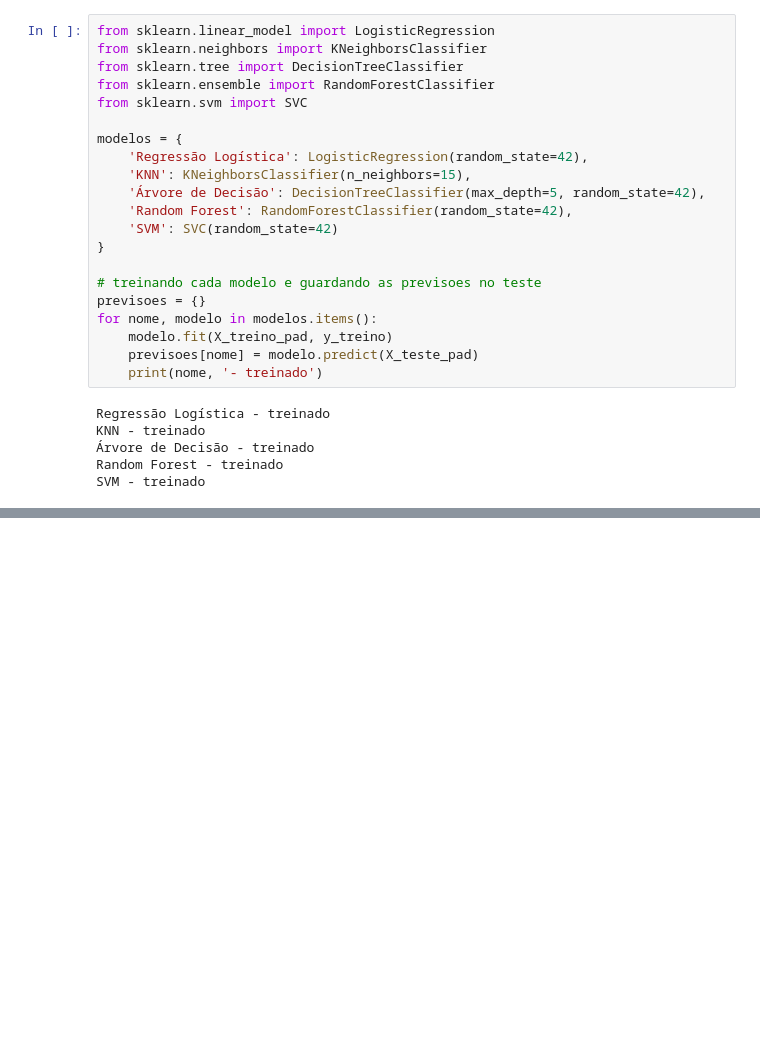
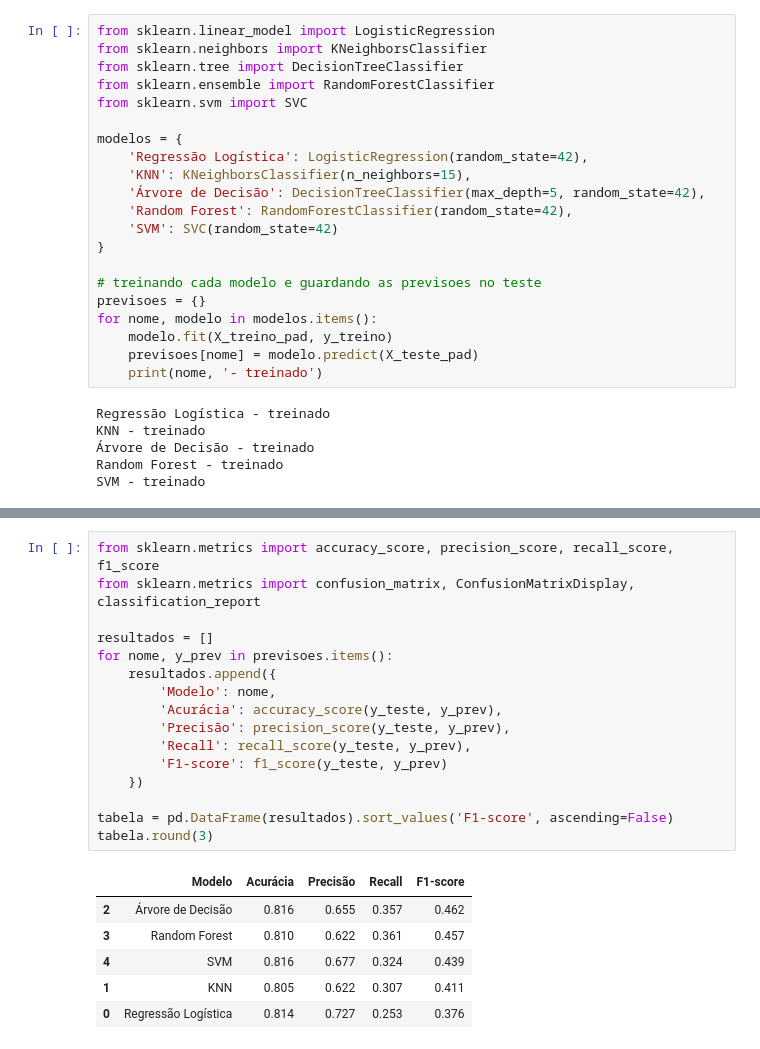
Before and after one commit to JlucasFaria/projeto-ml, a Jupyter notebook: notebooks/02_inadimplencia.ipynb, the cells around one changed output, grey strips where cells are left out. Cells and saved outputs as stored; diff of their text form; blank space fills up the shorter version.

```diff
--- a/notebooks/02_inadimplencia.ipynb
+++ b/notebooks/02_inadimplencia.ipynb
@@ -318,0 +331,23 @@ SVM - treinado
+# %%
+from sklearn.metrics import accuracy_score, precision_score, recall_score, f1_score
+from sklearn.metrics import confusion_matrix, ConfusionMatrixDisplay, classification_report
+
+resultados = []
+for nome, y_prev in previsoes.items():
+    resultados.append({
+        'Modelo': nome,
+        'Acurácia': accuracy_score(y_teste, y_prev),
+        'Precisão': precision_score(y_teste, y_prev),
+        'Recall': recall_score(y_teste, y_prev),
+        'F1-score': f1_score(y_teste, y_prev)
+    })
+
+tabela = pd.DataFrame(resultados).sort_values('F1-score', ascending=False)
+tabela.round(3)
+# %% [output]
+|  | Modelo | Acurácia | Precisão | Recall | F1-score |
+| 2 | Árvore de Decisão | 0.816 | 0.655 | 0.357 | 0.462 |
+| 3 | Random Forest | 0.810 | 0.622 | 0.361 | 0.457 |
+| 4 | SVM | 0.816 | 0.677 | 0.324 | 0.439 |
+| 1 | KNN | 0.805 | 0.622 | 0.307 | 0.411 |
+| 0 | Regressão Logística | 0.814 | 0.727 | 0.253 | 0.376 |
```
Also changed, not shown: parts of 6 cells of this notebook.
